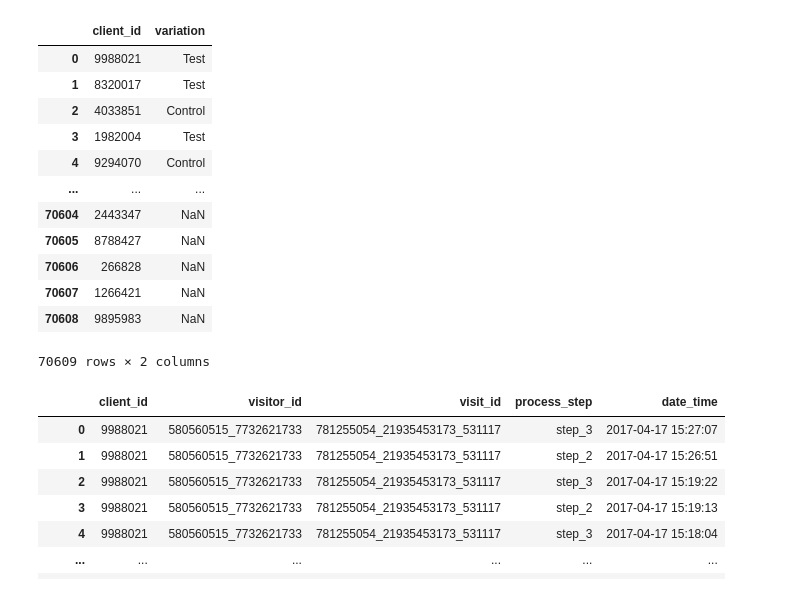
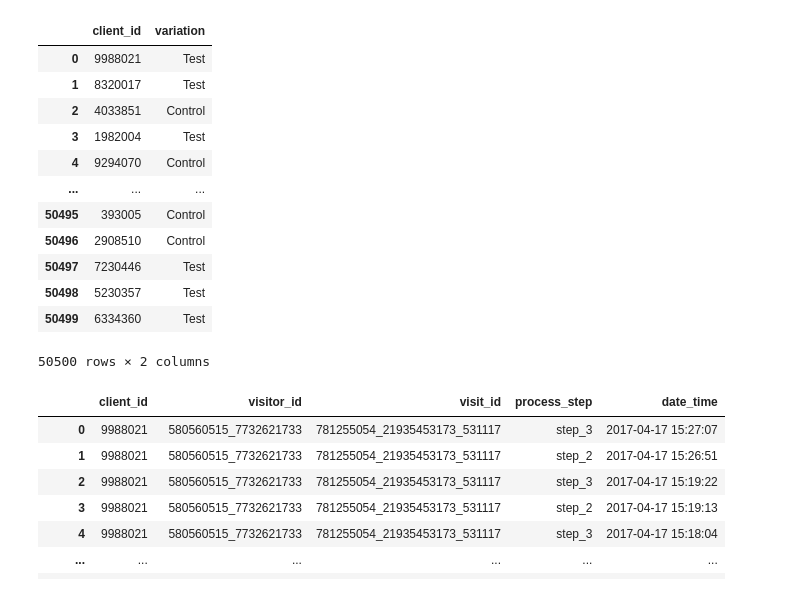
Before and after one commit to CharulMathur4592/week5_project_ab_testing, a Jupyter notebook: notebooks/analysis_charul.ipynb, the cells around one changed output. Saved outputs shown, nothing was run; the diff lists cells and outputs as text; code cells hidden in the pictures.

```diff
--- a/notebooks/analysis_charul.ipynb
+++ b/notebooks/analysis_charul.ipynb
@@ -6,22 +8,22 @@ import numpy as np
 
 %matplotlib inline
 # %%
-df_exp = pd.read_csv("C:/Users/Janak ARORA/Desktop/Ironhack_files/Week_5/Day1/mini_project/week5_project_ab_testing/data/cleaned/experiment_clean.csv", sep=',')
+df_exp = pd.read_csv("C:/Users/Janak ARORA/Desktop/Ironhack_files/Week_5/Day1/mini_project/week5_project_ab_testing/data/cleaned/experiment_clients_clean.csv", sep=',')
 df_exp
 # %% [output]
 |  | client_id | variation |
 | 0 | 9988021 | Test |
 | 1 | 8320017 | Test |
 | 2 | 4033851 | Control |
 | 3 | 1982004 | Test |
 | 4 | 9294070 | Control |
 | ... | ... | ... |
-| 70604 | 2443347 | NaN |
-| 70605 | 8788427 | NaN |
-| 70606 | 266828 | NaN |
-| 70607 | 1266421 | NaN |
-| 70608 | 9895983 | NaN |
+| 50495 | 393005 | Control |
+| 50496 | 2908510 | Control |
+| 50497 | 7230446 | Test |
+| 50498 | 5230357 | Test |
+| 50499 | 6334360 | Test |
-70609 rows × 2 columns
+50500 rows × 2 columns
 # %%
 df_web_data = pd.read_csv("C:/Users/Janak ARORA/Desktop/Ironhack_files/Week_5/Day1/mini_project/week5_project_ab_testing/data/cleaned/cleaned_web_data.csv", sep=',')
 df_web_data
```
Also changed, not shown: parts of 40 cells of this notebook, 6 other files.
